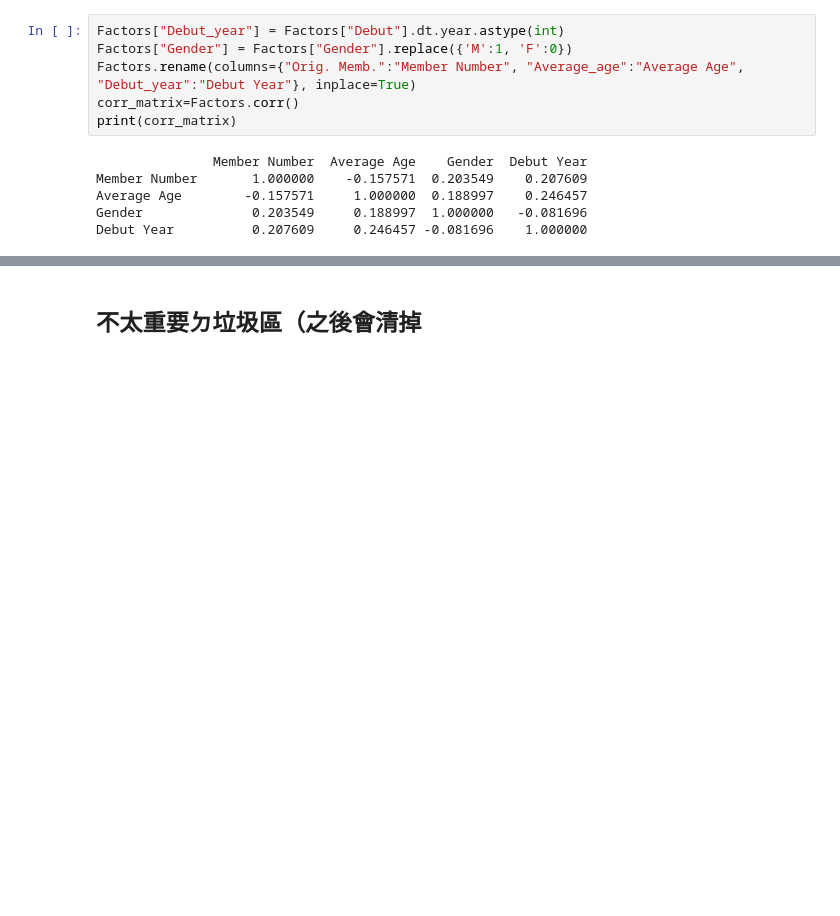
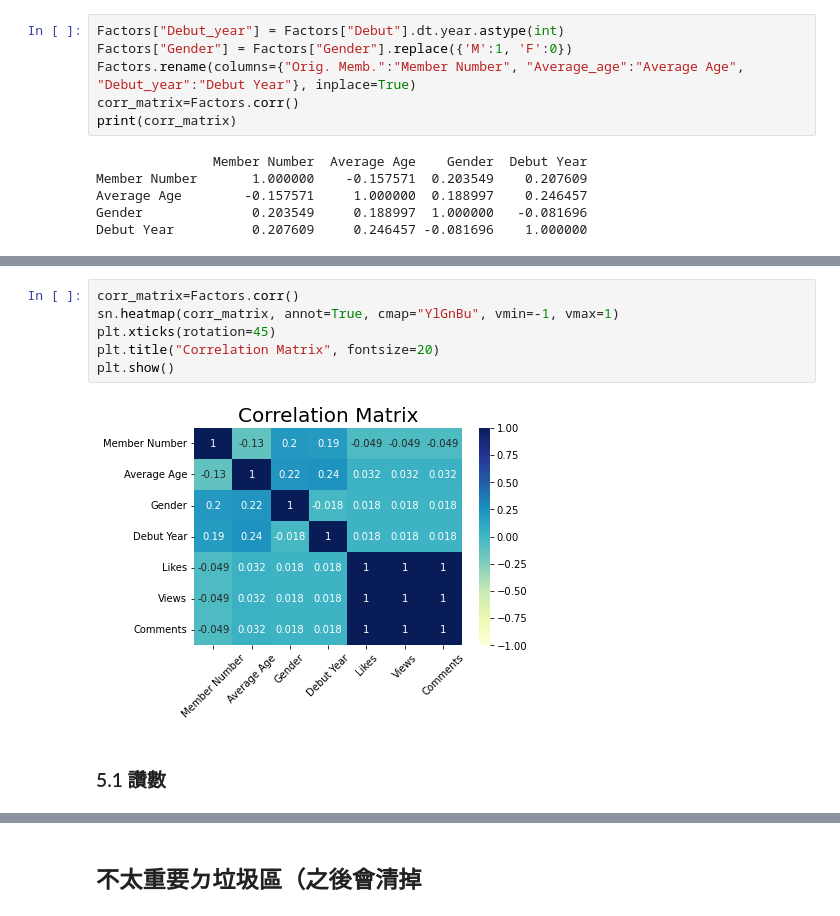
Before and after one commit to sleeping-psystudent/Dspy-Final-Project, a Jupyter notebook: Relation_analysis.ipynb, the cells around one changed output, grey strips where cells are left out. Saved outputs shown, nothing was run; the diff lists cells and outputs as text; blank space fills up the shorter version.

```diff
--- a/Relation_analysis.ipynb
+++ b/Relation_analysis.ipynb
@@ -208,0 +276,10 @@ plt.show()
+# %%
+corr_matrix=Factors.corr()
+sn.heatmap(corr_matrix, annot=True, cmap="YlGnBu", vmin=-1, vmax=1)
+plt.xticks(rotation=45)
+plt.title("Correlation Matrix", fontsize=20)
+plt.show()
+# %% [output]
+[figure, added]
+# %% [markdown]
+### 5.1 讚數
```
Also changed, not shown: parts of 15 cells of this notebook, 2 other files.
